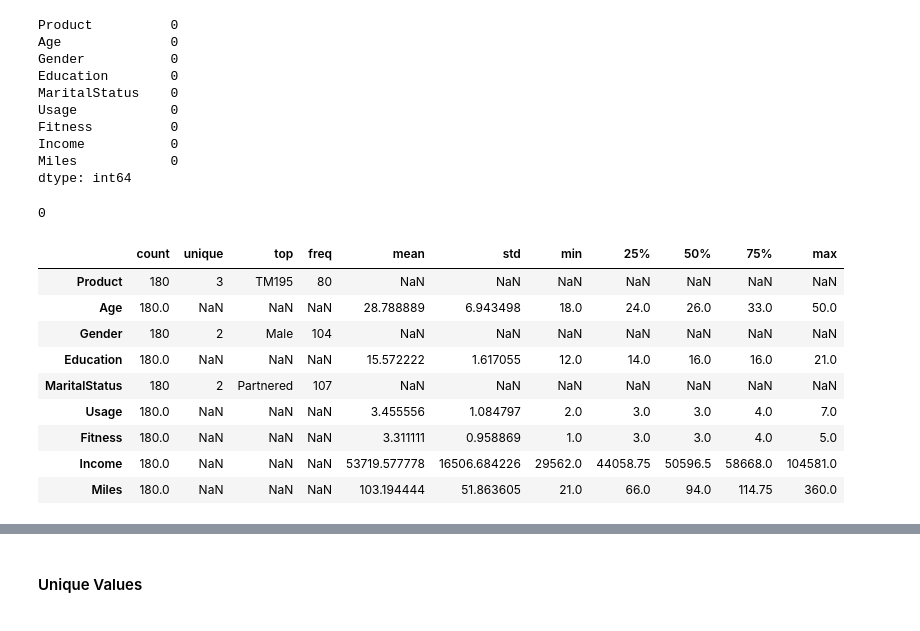
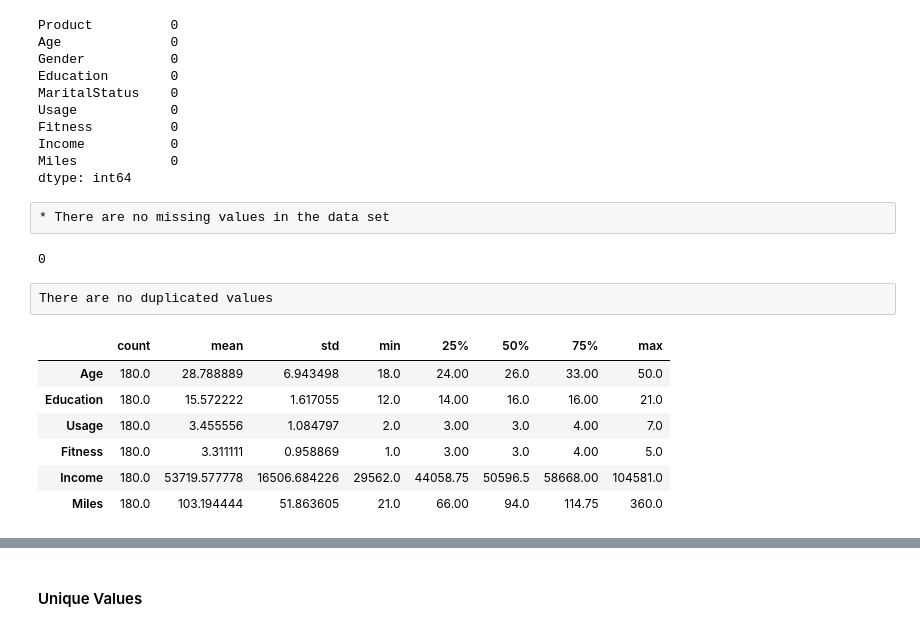
Before and after one commit to irohikem/AILEAD-TECHNOLOGIES-PROJECTS, a Jupyter notebook: Cardio Good Fitness Project.ipynb, the cells around one changed output, grey strips where cells are left out. Cells and saved outputs as stored; diff of their text form; code cells hidden in the pictures.

```diff
--- a/Cardio Good Fitness Project.ipynb
+++ b/Cardio Good Fitness Project.ipynb
@@ -8,9 +9,9 @@ import numpy as np
 # %%
-# Read through the file path
+# Reading through the file path
 
-data = pd.read_csv("CardioGoodFitness-1.csv")
+df = pd.read_csv("CardioGoodFitness-1.csv")
 
-data
+df
 # %% [output]
 |  | Product | Age | Gender | Education | MaritalStatus | Usage | Fitness | Income | Miles |
 | 0 | TM195 | 18 | Male | 14 | Single | 3 | 4 | 29562 | 112 |
@@ -86,6 +95,8 @@ Fitness          0
 Income           0
 Miles            0
 dtype: int64
+# %% [raw]
+* There are no missing values in the data set
 # %%
 # To check for duplicate values
 
@@ -93,17 +104,16 @@ data.duplicated().sum()
 # %% [output]
 0
+# %% [raw]
+There are no duplicated values
 # %%
 # To perform a simple descriptive statistics which gives stats for the numerical and categorical data columns
 
-data.describe(include = 'all').T
+df.describe().T
 # %% [output]
-|  | count | unique | top | freq | mean | std | min | 25% | 50% | 75% | max |
-| Product | 180 | 3 | TM195 | 80 | NaN | NaN | NaN | NaN | NaN | NaN | NaN |
-| Age | 180.0 | NaN | NaN | NaN | 28.788889 | 6.943498 | 18.0 | 24.0 | 26.0 | 33.0 | 50.0 |
-| Gender | 180 | 2 | Male | 104 | NaN | NaN | NaN | NaN | NaN | NaN | NaN |
-| Education | 180.0 | NaN | NaN | NaN | 15.572222 | 1.617055 | 12.0 | 14.0 | 16.0 | 16.0 | 21.0 |
-| MaritalStatus | 180 | 2 | Partnered | 107 | NaN | NaN | NaN | NaN | NaN | NaN | NaN |
-| Usage | 180.0 | NaN | NaN | NaN | 3.455556 | 1.084797 | 2.0 | 3.0 | 3.0 | 4.0 | 7.0 |
-| Fitness | 180.0 | NaN | NaN | NaN | 3.311111 | 0.958869 | 1.0 | 3.0 | 3.0 | 4.0 | 5.0 |
-| Income | 180.0 | NaN | NaN | NaN | 53719.577778 | 16506.684226 | 29562.0 | 44058.75 | 50596.5 | 58668.0 | 104581.0 |
-| Miles | 180.0 | NaN | NaN | NaN | 103.194444 | 51.863605 | 21.0 | 66.0 | 94.0 | 114.75 | 360.0 |
+|  | count | mean | std | min | 25% | 50% | 75% | max |
+| Age | 180.0 | 28.788889 | 6.943498 | 18.0 | 24.00 | 26.0 | 33.00 | 50.0 |
+| Education | 180.0 | 15.572222 | 1.617055 | 12.0 | 14.00 | 16.0 | 16.00 | 21.0 |
+| Usage | 180.0 | 3.455556 | 1.084797 | 2.0 | 3.00 | 3.0 | 4.00 | 7.0 |
+| Fitness | 180.0 | 3.311111 | 0.958869 | 1.0 | 3.00 | 3.0 | 4.00 | 5.0 |
+| Income | 180.0 | 53719.577778 | 16506.684226 | 29562.0 | 44058.75 | 50596.5 | 58668.00 | 104581.0 |
+| Miles | 180.0 | 103.194444 | 51.863605 | 21.0 | 66.00 | 94.0 | 114.75 | 360.0 |
```
Also changed, not shown: parts of 111 cells of this notebook.
